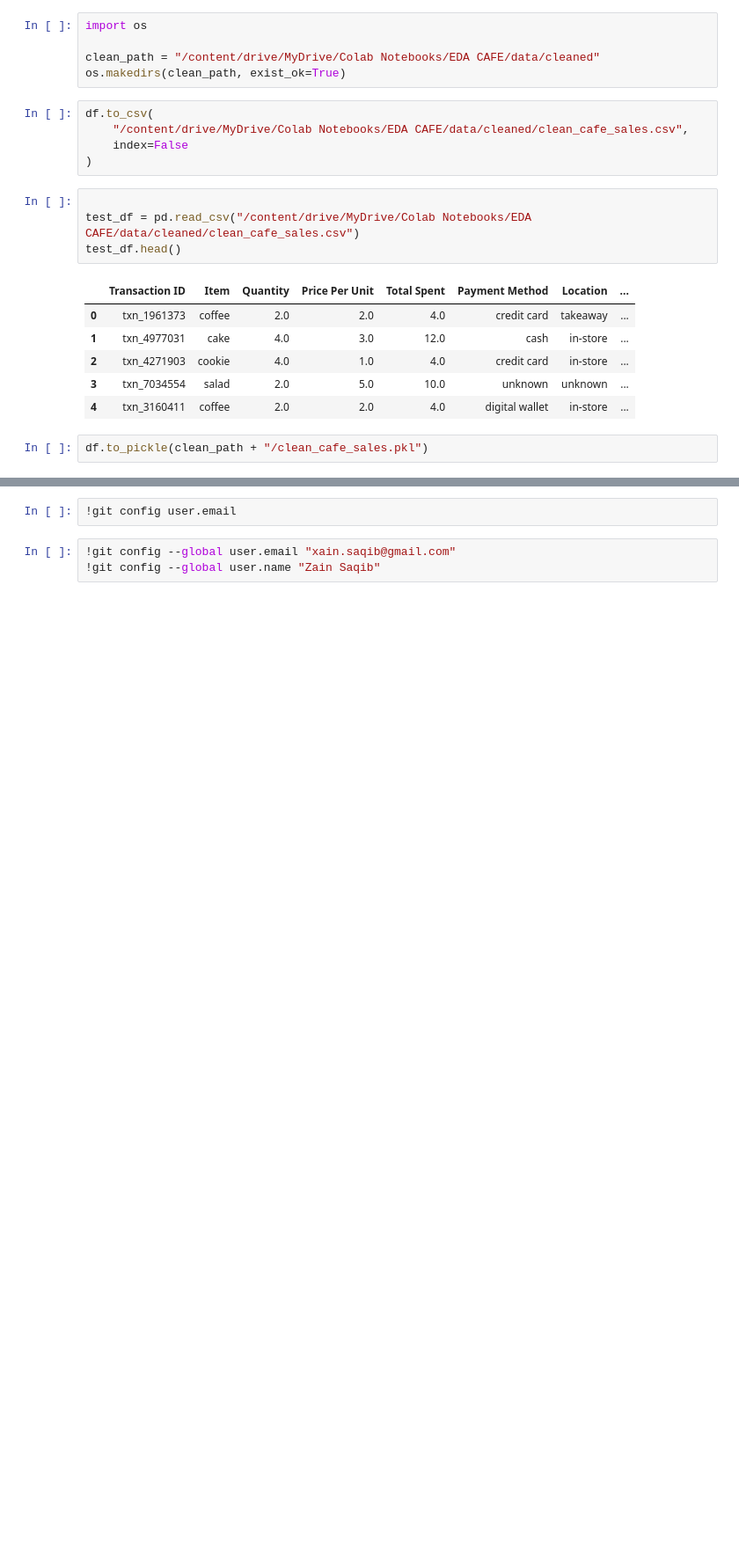
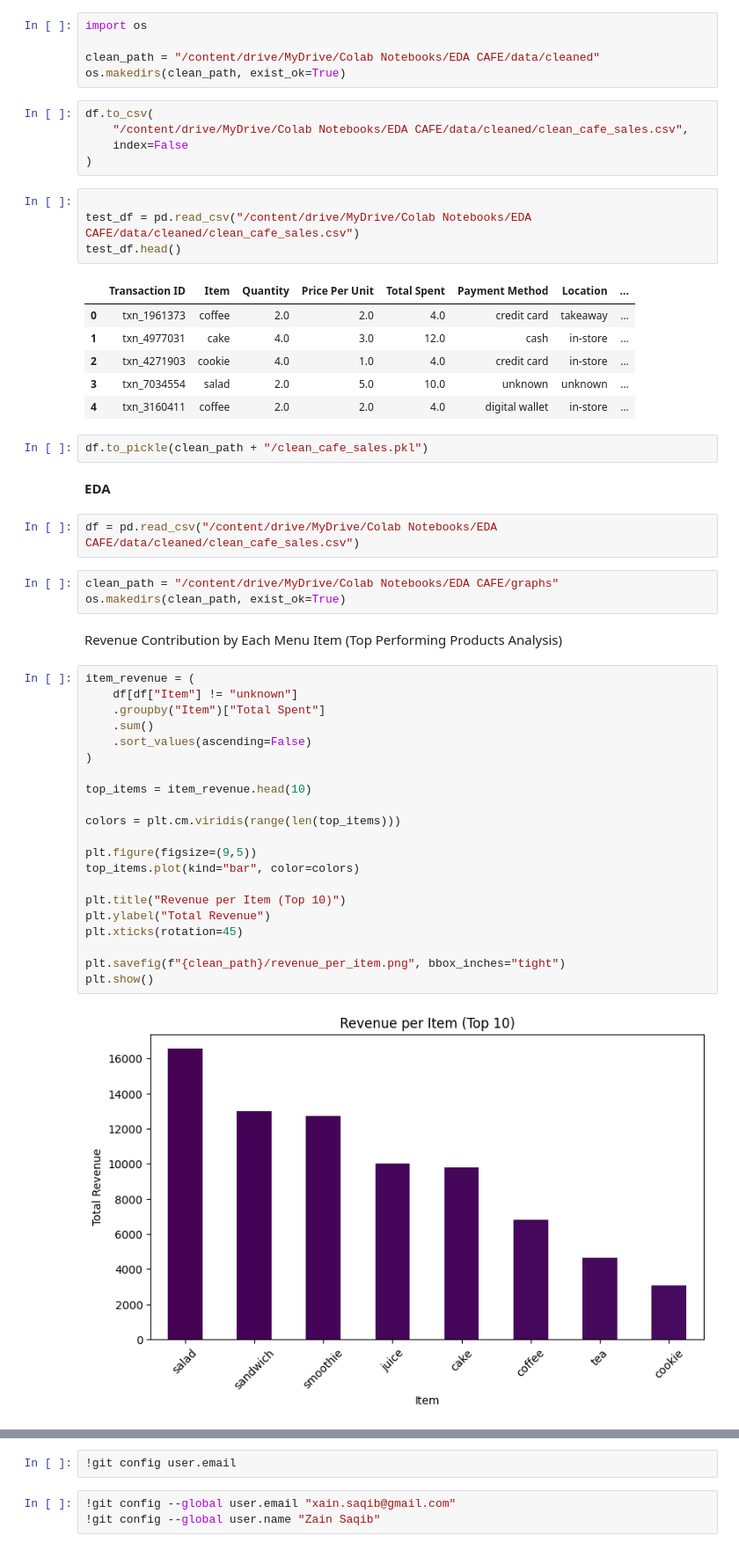
Before and after one commit to Xain1501/CleanCafeData, a Jupyter notebook: CleaningCafeData.ipynb, the cells around one changed output, grey strips where cells are left out. Shown at 88% size. Drawn from its saved outputs; the diff is of its cells as text; blank space fills up the shorter version.

Commit message:
Added Statistics and graphs related to items revenue and payment patterns for business insights

```diff
--- a/CleaningCafeData.ipynb
+++ b/CleaningCafeData.ipynb
@@ -555,3 +555,35 @@ test_df.head()
 | 4 | txn_3160411 | coffee | 2.0 | 2.0 | 4.0 | digital wallet | in-store | ... |
 # %%
 df.to_pickle(clean_path + "/clean_cafe_sales.pkl")
+# %% [markdown]
+**EDA**
+# %%
+df = pd.read_csv("/content/drive/MyDrive/Colab Notebooks/EDA CAFE/data/cleaned/clean_cafe_sales.csv")
+# %%
+clean_path = "/content/drive/MyDrive/Colab Notebooks/EDA CAFE/graphs"
+os.makedirs(clean_path, exist_ok=True)
+# %% [markdown]
+Revenue Contribution by Each Menu Item (Top Performing Products Analysis)
+# %%
+item_revenue = (
+    df[df["Item"] != "unknown"]
+    .groupby("Item")["Total Spent"]
+    .sum()
+    .sort_values(ascending=False)
+)
+
+top_items = item_revenue.head(10)
+
+colors = plt.cm.viridis(range(len(top_items)))
+
+plt.figure(figsize=(9,5))
+top_items.plot(kind="bar", color=colors)
+
+plt.title("Revenue per Item (Top 10)")
+plt.ylabel("Total Revenue")
+plt.xticks(rotation=45)
+
+plt.savefig(f"{clean_path}/revenue_per_item.png", bbox_inches="tight")
+plt.show()
+# %% [output]
+[figure, added]
```
Also changed, not shown: parts of 18 cells of this notebook.
